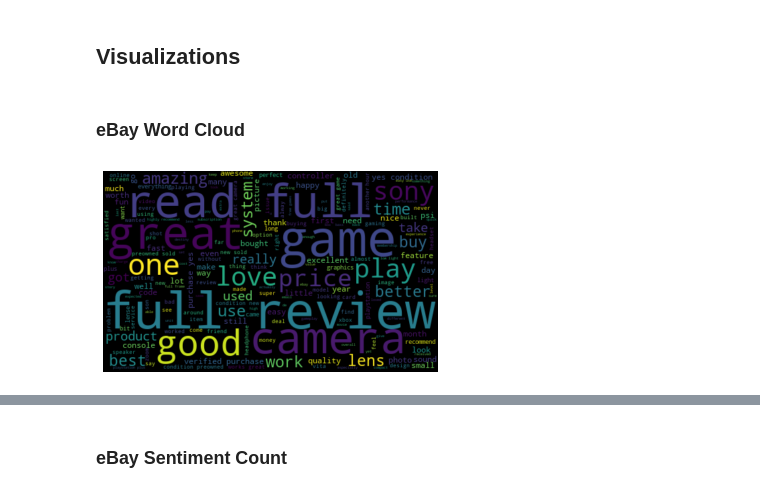
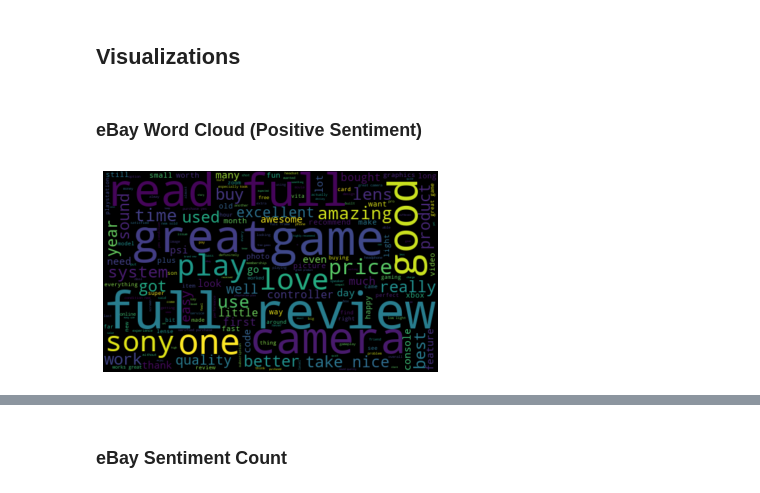
Before and after one commit to isdmg/CS144-8P-RESEARCH-PAPER, a Jupyter notebook: CS144-8P RESEARCH PAPER.ipynb, the cells around one changed output, grey strips where cells are left out. Cells and saved outputs as stored; diff of their text form; code cells hidden in the pictures.

```diff
--- a/CS144-8P RESEARCH PAPER.ipynb
+++ b/CS144-8P RESEARCH PAPER.ipynb
@@ -330,10 +330,10 @@ walmart_dataset
 #### eBay
 # %%
 #Get the percentage of positive reviews on ebay
-ebay_positive_tweets = ebay_dataset[ebay_dataset.Analysis == 'Positive']
-ebay_positive_tweets = ebay_positive_tweets['review content']
+ebay_positive_reviews = ebay_dataset[ebay_dataset.Analysis == 'Positive']
+ebay_positive_reviews = ebay_positive_reviews['review content']
 
-round ((ebay_positive_tweets.shape[0] / ebay_dataset.shape[0]) *100 , 2)
+round ((ebay_positive_reviews.shape[0] / ebay_dataset.shape[0]) *100 , 2)
 # %% [output]
 87.5
 # %%
@@ -407,13 +407,12 @@ round ((walmart_neutral_tweets.shape[0] / walmart_dataset.shape[0]) *100 , 1)
 # %% [markdown]
 ## Visualizations
 # %% [markdown]
-### eBay Word Cloud
+### eBay Word Cloud (Positive Sentiment)
 # %%
-#Plot ebay word cloud
-allWords = ''.join([review for review in ebay_dataset['review content']])
+allWords = ''.join([review for review in ebay_positive_reviews])
 wordCloud = WordCloud(width = 500, height = 300, random_state = 21, max_font_size = 119).generate(allWords)
 plt.imshow(wordCloud, interpolation = "bilinear")
 plt.axis('off')
 plt.show()
 # %% [output]
-[figure, old version]
+[figure, new version]
```
Also changed, not shown: parts of 27 cells of this notebook.
